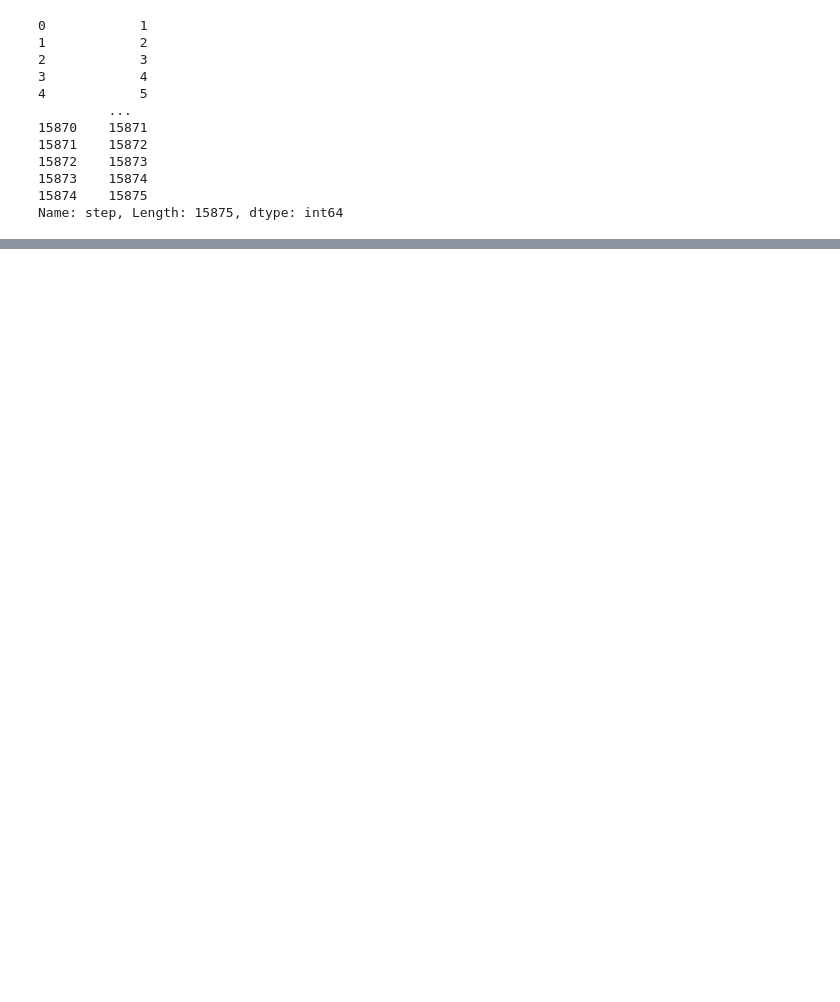
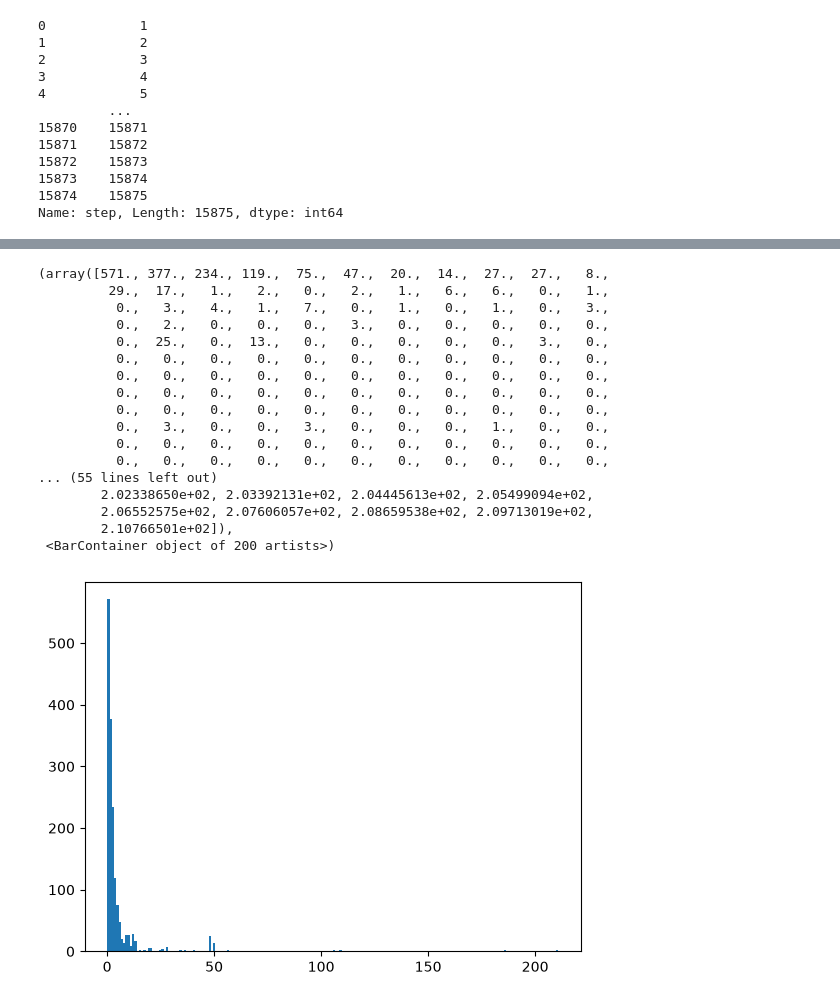
Before and after one commit to klehtma/DataSciProject, a Jupyter notebook: Distance.ipynb, the cells around one changed output, grey strips where cells are left out. Drawn from its saved outputs; the diff is of its cells as text; code cells hidden in the pictures; blank space fills up the shorter version.

```diff
--- a/Distance.ipynb
+++ b/Distance.ipynb
@@ -20,28 +20,7 @@ print(data["step"])
 15874    15875
 Name: step, Length: 15875, dtype: int64
 # %%
-first_points = []
-second_points = []
-indexes = []
-
-for var in range(len(data)):
-    if var == (len(data) - 1):
-        break
-    if data.loc[var]["latitude"] == data.loc[var + 1]["latitude"] and data.loc[var]["longitude"] == data.loc[var + 1]["longitude"]:
-        continue
-    else:
-        point1 = (data.loc[var]["latitude"], data.loc[var]["longitude"])
-        point2 = (data.loc[var + 1]["latitude"], data.loc[var + 1]["longitude"])
-        first_points.append(point1)
-        second_points.append(point2)
-        indexes.append(var)
-
-dist = []
-f = 0
-for i in range(len(data)):
-    if i in indexes:
-            dist.append(geodesic(first_points[f], second_points[f]).km)
-            f = f + 1
-    else:
-        dist.append(0)
-data_dist["distances"] = dist
+data["distances"] = [geodesic(
+        (data["latitude"].iloc[i], data["longitude"].iloc[i]),
+        (data["latitude"].iloc[i+1], data["longitude"].iloc[i+1])
+        ).km for i in range(len(data)-1)] + [None] #plus None because the comparision shirnks the data into len(data)-1
@@ -136,0 +90,4 @@ plt.show()
+# %%
+#drop the last line - contains None
+data = data[:-1].copy()
+print(data["distances"].value_counts())
@@ -136,0 +108,22 @@ plt.show()
+# %%
+sub_data = data[data["distances"] != 0]
+plt.hist(sub_data["distances"], bins=200)
+# %% [output]
+(array([571., 377., 234., 119.,  75.,  47.,  20.,  14.,  27.,  27.,   8.,
+         29.,  17.,   1.,   2.,   0.,   2.,   1.,   6.,   6.,   0.,   1.,
+          0.,   3.,   4.,   1.,   7.,   0.,   1.,   0.,   1.,   0.,   3.,
+          0.,   2.,   0.,   0.,   0.,   3.,   0.,   0.,   0.,   0.,   0.,
+          0.,  25.,   0.,  13.,   0.,   0.,   0.,   0.,   0.,   3.,   0.,
+          0.,   0.,   0.,   0.,   0.,   0.,   0.,   0.,   0.,   0.,   0.,
+          0.,   0.,   0.,   0.,   0.,   0.,   0.,   0.,   0.,   0.,   0.,
+          0.,   0.,   0.,   0.,   0.,   0.,   0.,   0.,   0.,   0.,   0.,
+          0.,   0.,   0.,   0.,   0.,   0.,   0.,   0.,   0.,   0.,   0.,
+          0.,   3.,   0.,   0.,   3.,   0.,   0.,   0.,   1.,   0.,   0.,
+          0.,   0.,   0.,   0.,   0.,   0.,   0.,   0.,   0.,   0.,   0.,
+          0.,   0.,   0.,   0.,   0.,   0.,   0.,   0.,   0.,   0.,   0.,
+... (55 lines left out)
+        2.02338650e+02, 2.03392131e+02, 2.04445613e+02, 2.05499094e+02,
+        2.06552575e+02, 2.07606057e+02, 2.08659538e+02, 2.09713019e+02,
+        2.10766501e+02]),
+ <BarContainer object of 200 artists>)
+[figure, added]
```
Also changed, not shown: parts of 3 cells of this notebook.
